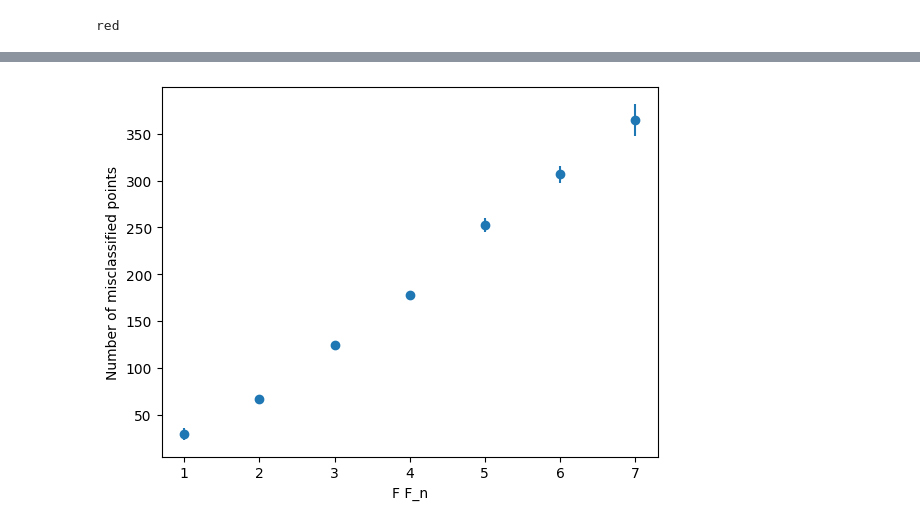
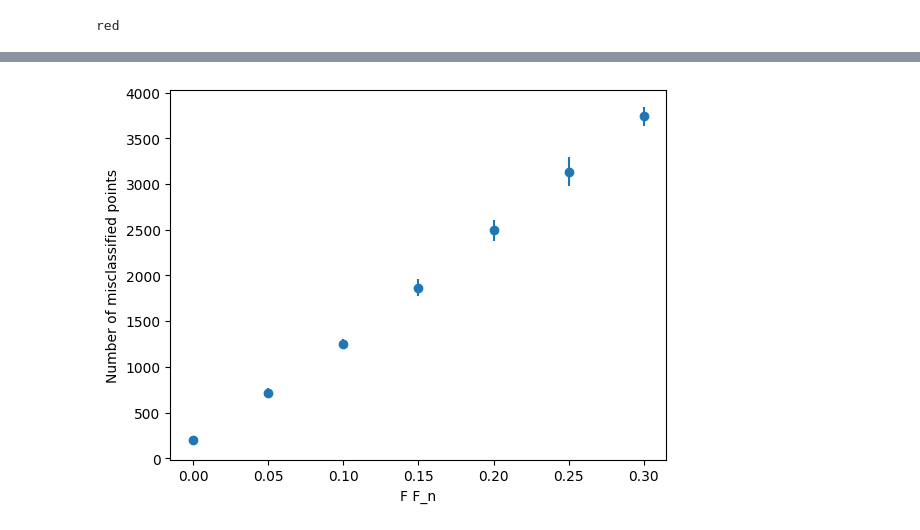
Before and after one commit to sohiyel/SCIP-3-5, a Jupyter notebook: Assignment3.ipynb, the cells around one changed output, grey strips where cells are left out. Saved outputs shown, nothing was run; the diff lists cells and outputs as text; code cells hidden in the pictures.

```diff
--- a/Assignment3.ipynb
+++ b/Assignment3.ipynb
@@ -110,12 +110,12 @@ def test_Fractions(Fractions, repeats):
     return outcome
 # %%
 fractionsList = [0.0, 0.05, 0.1, 0.15, 0.2, 0.25, 0.3]
-FractionOutcomes = test_Fractions(fractionsList, 2)
+FractionOutcomes = test_Fractions(fractionsList, 20)
 # %%
-triangles_x = np.array(range(1,len(fractionsList)+1))
-plt.errorbar(triangles_x,[y[0] for y in FractionOutcomes],[yerr[1] for yerr in FractionOutcomes], linestyle='None',marker='o')
+
+plt.errorbar(fractionsList,[y[0] for y in FractionOutcomes],[yerr[1] for yerr in FractionOutcomes], linestyle='None',marker='o')
 plt.xlabel("F F_n")
 plt.ylabel("Number of misclassified points")
 plt.show()
 # %% [output]
-[figure, old version]
+[figure, new version]
```
Also changed, not shown: parts of 4 cells of this notebook.
